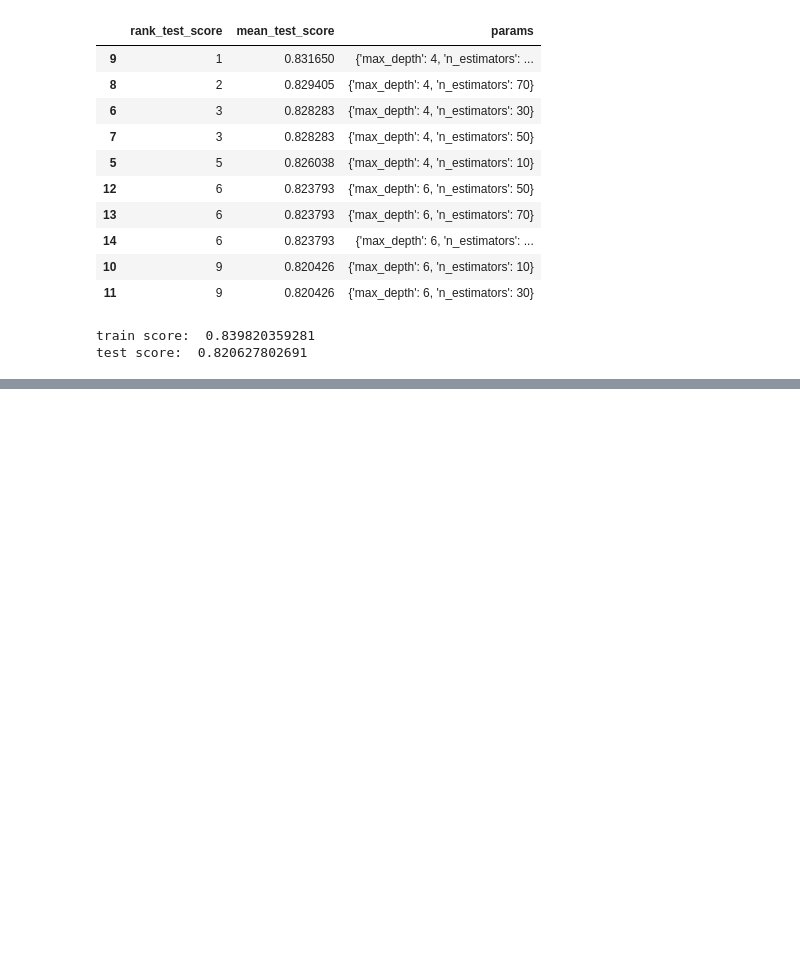
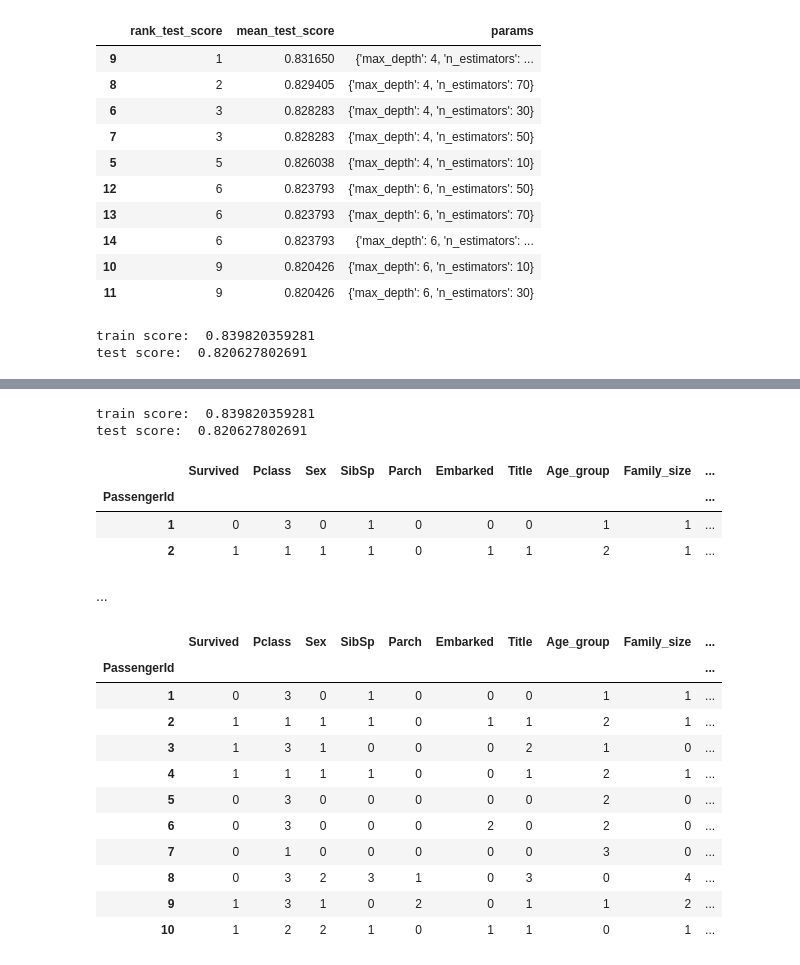
Before and after one commit to petarivanovv9/Machine-Learning-Course-FMI, a Jupyter notebook: titanic-exercise.ipynb, the cells around one changed output, grey strips where cells are left out. Saved outputs shown, nothing was run; the diff lists cells and outputs as text; code cells hidden in the pictures; blank space fills up the shorter version.

Commit message:
Add more experiments with RandomForestClassifier on titanic

```diff
--- a/titanic-exercise.ipynb
+++ b/titanic-exercise.ipynb
@@ -358,0 +366,4 @@ test score:  0.820627802691
+# %%
+data['Alone'] = 0
+# %%
+data.loc[data.Family_size == 0, 'Alone'] = 1
@@ -358,0 +402,14 @@ test score:  0.820627802691
+# %%
+model = RandomForestClassifier(random_state=0, n_estimators=30, max_depth=4).fit(X_train, y_train)
+print("train score: ", model.score(X_train, y_train))
+print("test score: ", model.score(X_test, y_test))
+# %% [output]
+train score:  0.839820359281
+test score:  0.820627802691
+# %%
+data.head(2)
+# %% [output]
+|  | Survived | Pclass | Sex | SibSp | Parch | Embarked | Title | Age_group | Family_size | ... |
+| PassengerId |  |  |  |  |  |  |  |  |  | ... |
+| 1 | 0 | 3 | 0 | 1 | 0 | 0 | 0 | 1 | 1 | ... |
+| 2 | 1 | 1 | 1 | 1 | 0 | 1 | 1 | 2 | 1 | ... |
@@ -358,0 +443,19 @@ test score:  0.820627802691
+# %% [markdown]
+...
+# %%
+data.loc[data['Age_group'] == 0, 'Sex'] = 2
+# %%
+data.head(10)
+# %% [output]
+|  | Survived | Pclass | Sex | SibSp | Parch | Embarked | Title | Age_group | Family_size | ... |
+| PassengerId |  |  |  |  |  |  |  |  |  | ... |
+| 1 | 0 | 3 | 0 | 1 | 0 | 0 | 0 | 1 | 1 | ... |
+| 2 | 1 | 1 | 1 | 1 | 0 | 1 | 1 | 2 | 1 | ... |
+| 3 | 1 | 3 | 1 | 0 | 0 | 0 | 2 | 1 | 0 | ... |
+| 4 | 1 | 1 | 1 | 1 | 0 | 0 | 1 | 2 | 1 | ... |
+| 5 | 0 | 3 | 0 | 0 | 0 | 0 | 0 | 2 | 0 | ... |
+| 6 | 0 | 3 | 0 | 0 | 0 | 2 | 0 | 2 | 0 | ... |
+| 7 | 0 | 1 | 0 | 0 | 0 | 0 | 0 | 3 | 0 | ... |
+| 8 | 0 | 3 | 2 | 3 | 1 | 0 | 3 | 0 | 4 | ... |
+| 9 | 1 | 3 | 1 | 0 | 2 | 0 | 1 | 1 | 2 | ... |
+| 10 | 1 | 2 | 2 | 1 | 0 | 1 | 1 | 0 | 1 | ... |
```
Also changed, not shown: parts of 14 cells of this notebook.
